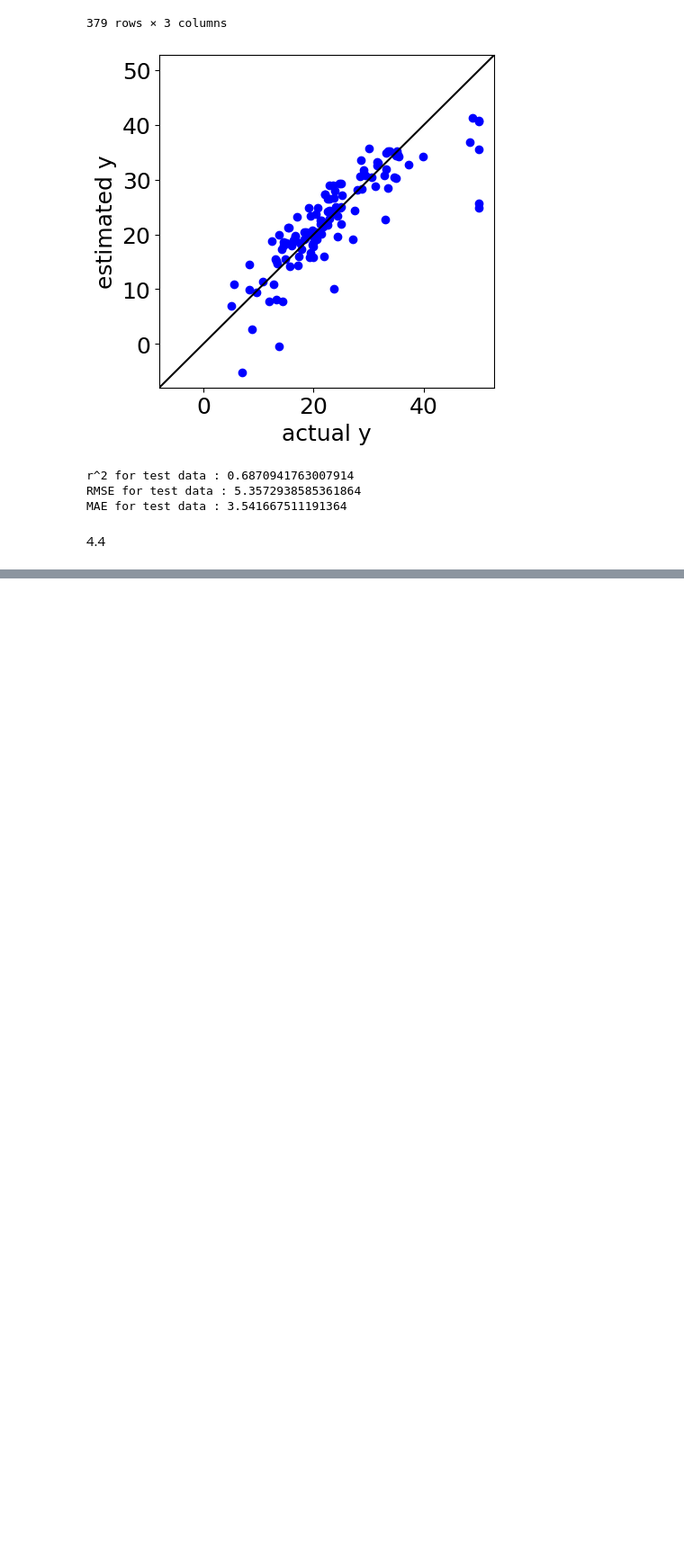
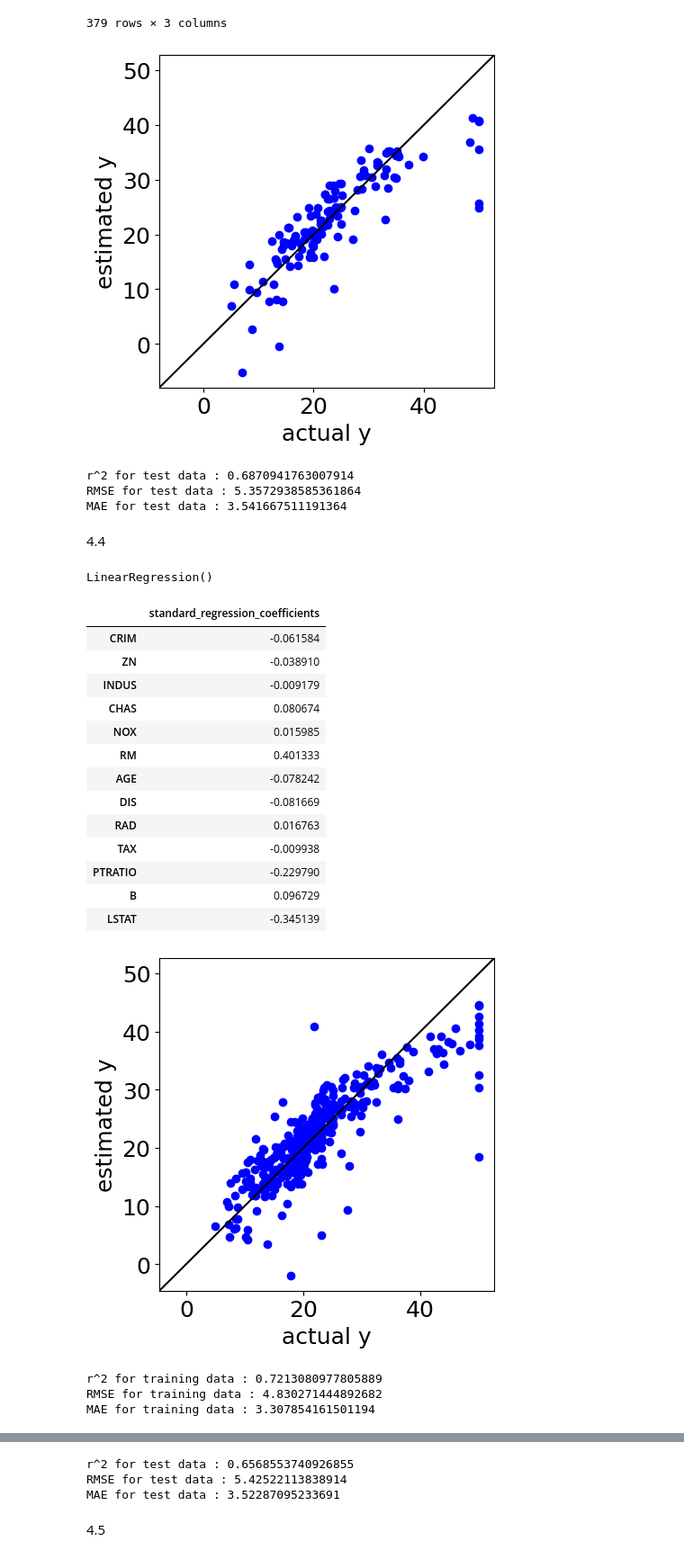
Before and after one commit to tyuyamato/ML_training, a Jupyter notebook: 金子本_4章.ipynb, the cells around one changed output, grey strips where cells are left out. Shown at 90% size. Saved outputs shown, nothing was run; the diff lists cells and outputs as text; code cells hidden in the pictures; blank space fills up the shorter version.

```diff
--- a/金子本_4章.ipynb
+++ b/金子本_4章.ipynb
@@ -379,3 +379,66 @@ RMSE for test data : 5.3572938585361864
 MAE for test data : 3.541667511191364
 # %% [markdown]
 4.4
+# %%
+import pandas as pd
+import sample_functions
+from sklearn.decomposition import PCA
+from sklearn.linear_model import LinearRegression
+from sklearn.model_selection import train_test_split
+
+number_of_principal_components = 8  # 使用する主成分の数
+number_of_test_samples = 150  # テストデータのサンプル数
+dataset = pd.read_csv('boston.csv', index_col=0)
+# %%
+# データ分割
+y = dataset.iloc[:, 0]  # 目的変数
+x = dataset.iloc[:, 1:]  # 説明変数
+# ランダムにトレーニングデータとテストデータとに分割
+# random_state に数字を与えることで、別のときに同じ数字を使えば、ランダムとはいえ同じ結果にすることができます
+x_train, x_test, y_train, y_test = train_test_split(x, y, test_size=number_of_test_samples, shuffle=True,
+                                                    random_state=99)
+
+# オートスケーリング
+autoscaled_y_train = (y_train - y_train.mean()) / y_train.std()
+autoscaled_x_train = (x_train - x_train.mean()) / x_train.std()
+autoscaled_x_test = (x_test - x_train.mean()) / x_train.std()
+
+# PCA
+pca = PCA(n_components=number_of_principal_components)
+pca.fit(autoscaled_x_train)
+t_train = pd.DataFrame(pca.transform(autoscaled_x_train))  # トレーニングデータの主成分スコアの計算
+t_train.index = x_train.index
+t_test = pd.DataFrame(pca.transform(autoscaled_x_test))  # テストデータの主成分スコアの計算
+t_test.index = x_test.index
+
+# OLS
+model = LinearRegression()  # モデルの宣言
+model.fit(t_train, autoscaled_y_train)  # モデルの構築
+# %% [output]
+LinearRegression()
+# %%
+# 標準回帰係数
+standard_regression_coefficients = pd.DataFrame(pca.components_.T.dot(model.coef_), index=x_train.columns,
+                                                columns=['standard_regression_coefficients'])
+display(standard_regression_coefficients)
+# トレーニングデータ・テストデータの推定、実測値 vs. 推定値のプロット、r2, RMSE, MAE の値の表示、推定値の保存
+sample_functions.estimation_and_performance_check_in_regression_train_and_test(model, t_train, y_train, t_test, y_test)
+# %% [output]
+|  | standard_regression_coefficients |
+| CRIM | -0.061584 |
+| ZN | -0.038910 |
+| INDUS | -0.009179 |
+| CHAS | 0.080674 |
+| NOX | 0.015985 |
+| RM | 0.401333 |
+| AGE | -0.078242 |
+| DIS | -0.081669 |
+| RAD | 0.016763 |
+| TAX | -0.009938 |
+| PTRATIO | -0.229790 |
+| B | 0.096729 |
+| LSTAT | -0.345139 |
+[figure, added]
+r^2 for training data : 0.7213080977805889
+RMSE for training data : 4.830271444892682
+MAE for training data : 3.307854161501194
@@ -381,0 +446,5 @@ MAE for test data : 3.541667511191364
+r^2 for test data : 0.6568553740926855
+RMSE for test data : 5.42522113838914
+MAE for test data : 3.52287095233691
+# %% [markdown]
+4.5
```
Also changed, not shown: parts of 11 cells of this notebook.
